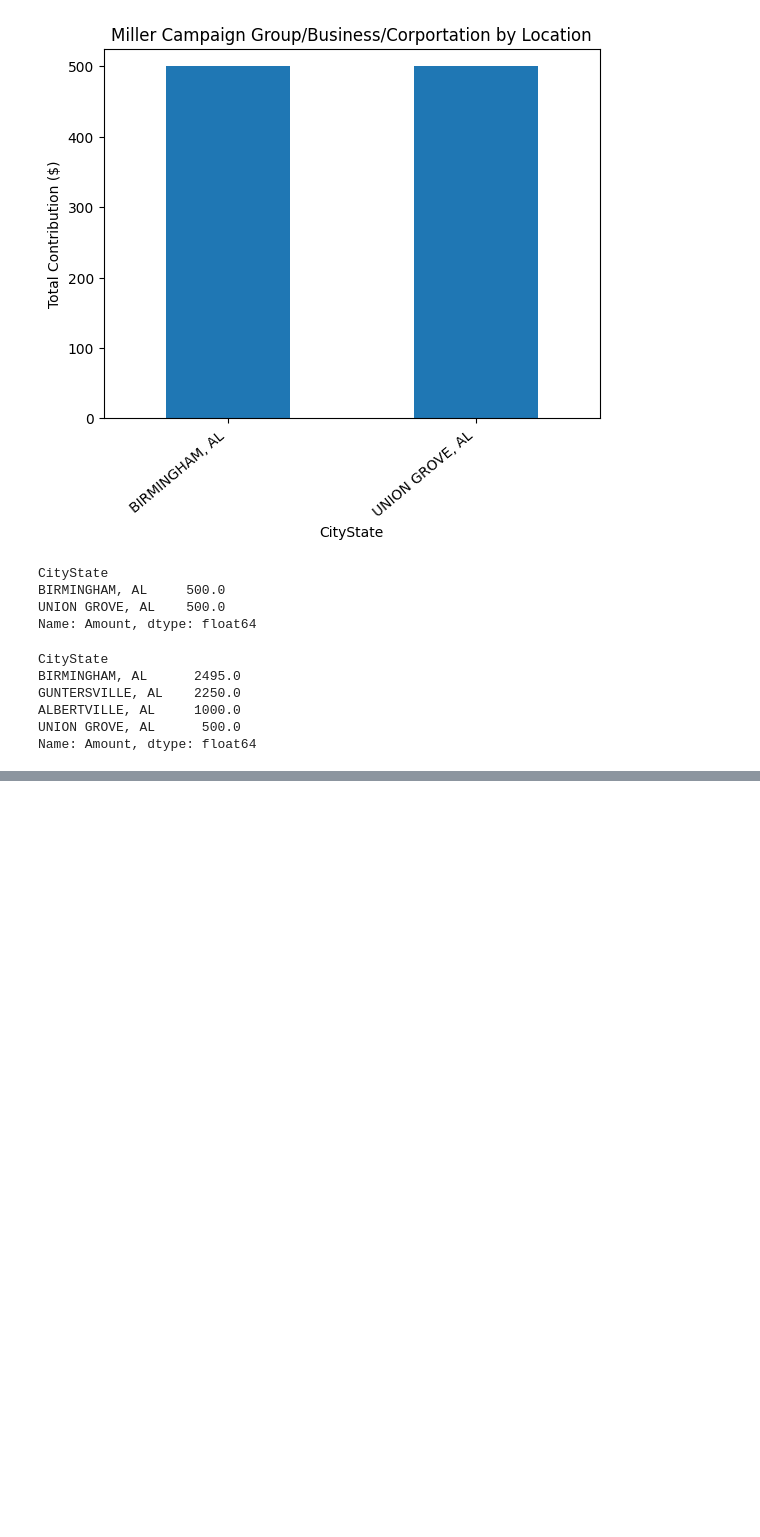
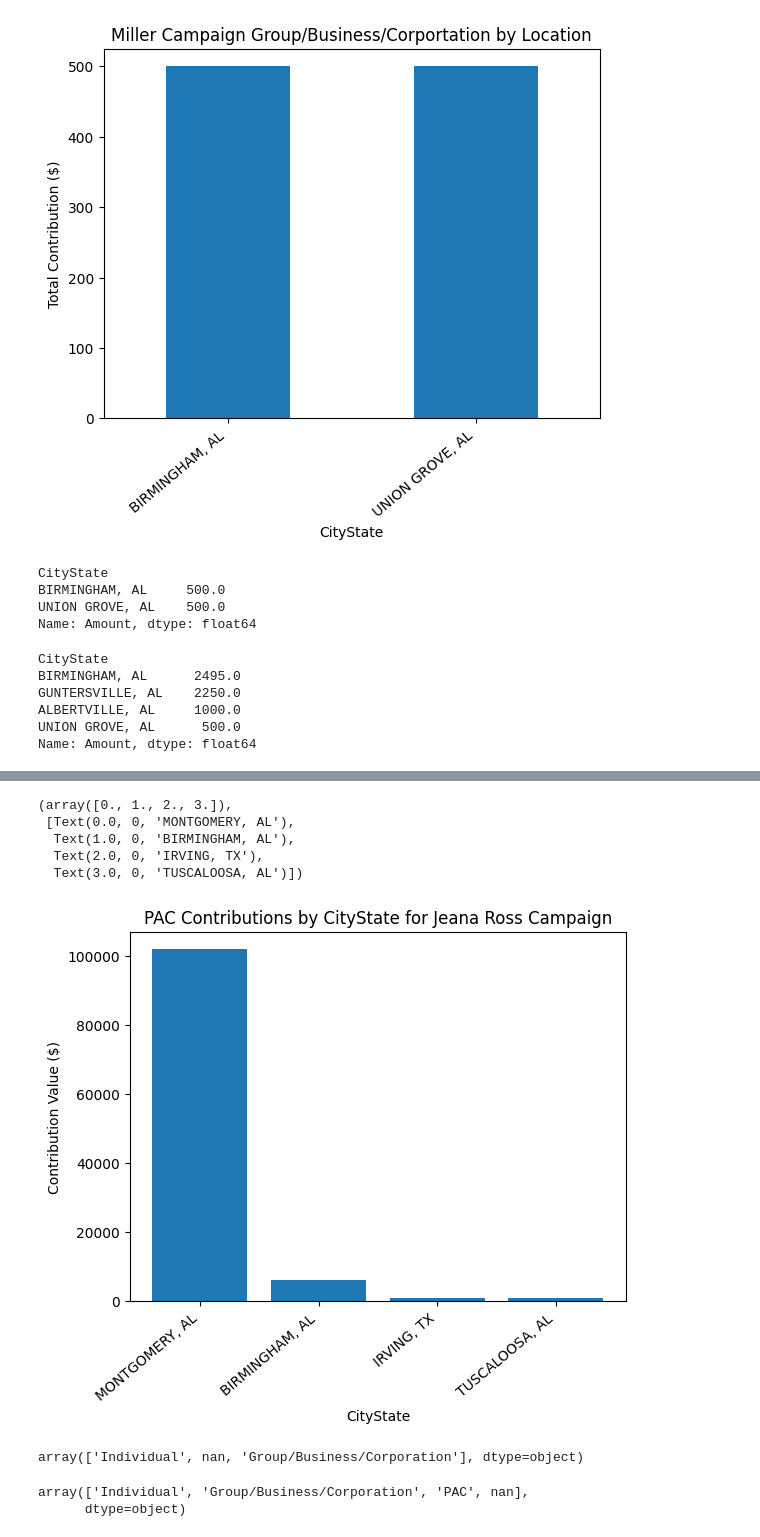
Before and after one commit to Corey4005/AL_campaign_finance_analysis, a Jupyter notebook: AL_House_27/house27race_finance_analysis.ipynb, the cells around one changed output, grey strips where cells are left out. Saved outputs shown, nothing was run; the diff lists cells and outputs as text; code cells hidden in the pictures; blank space fills up the shorter version.

```diff
--- a/AL_House_27/house27race_finance_analysis.ipynb
+++ b/AL_House_27/house27race_finance_analysis.ipynb
@@ -495,0 +590,7 @@ businsessmiller
+# %%
+#lets plot Jeana Ross contributions by Pac and City/State
+groupedross = pacsross.groupby(['Contributor', 'CityState']).sum().reset_index().sort_values(by='Amount', ascending=False)
+# %%
+pd.set_option('display.max_colwidth', None)
+pacby = groupedross[['Contributor', 'CityState', 'Amount']].reset_index(drop='index')
+pacby
@@ -495,0 +615,29 @@ businsessmiller
+# %%
+cityamount = pacby[['CityState', 'Amount']].groupby(['CityState']).sum().reset_index().sort_values(by='Amount', ascending=False)
+# %%
+locations = list(cityamount['CityState'].values)
+# %%
+# Plotting with specific colors
+plt.bar(cityamount['CityState'], cityamount['Amount'])
+
+plt.title('PAC Contributions by CityState for Jeana Ross Campaign')
+plt.xlabel('CityState')
+plt.ylabel('Contribution Value ($)')
+plt.xticks(cityamount['CityState'], locations)
+plt.xticks(rotation=40, ha='right')
+# %% [output]
+(array([0., 1., 2., 3.]),
+ [Text(0.0, 0, 'MONTGOMERY, AL'),
+  Text(1.0, 0, 'BIRMINGHAM, AL'),
+  Text(2.0, 0, 'IRVING, TX'),
+  Text(3.0, 0, 'TUSCALOOSA, AL')])
+[figure, added]
+# %%
+cleanmillerdf['ContributorType'].unique()
+# %% [output]
+array(['Individual', nan, 'Group/Business/Corporation'], dtype=object)
+# %%
+cleanrossdf['ContributorType'].unique()
+# %% [output]
+array(['Individual', 'Group/Business/Corporation', 'PAC', nan],
+      dtype=object)
```
Also changed, not shown: parts of 12 cells of this notebook, 2 other files.
